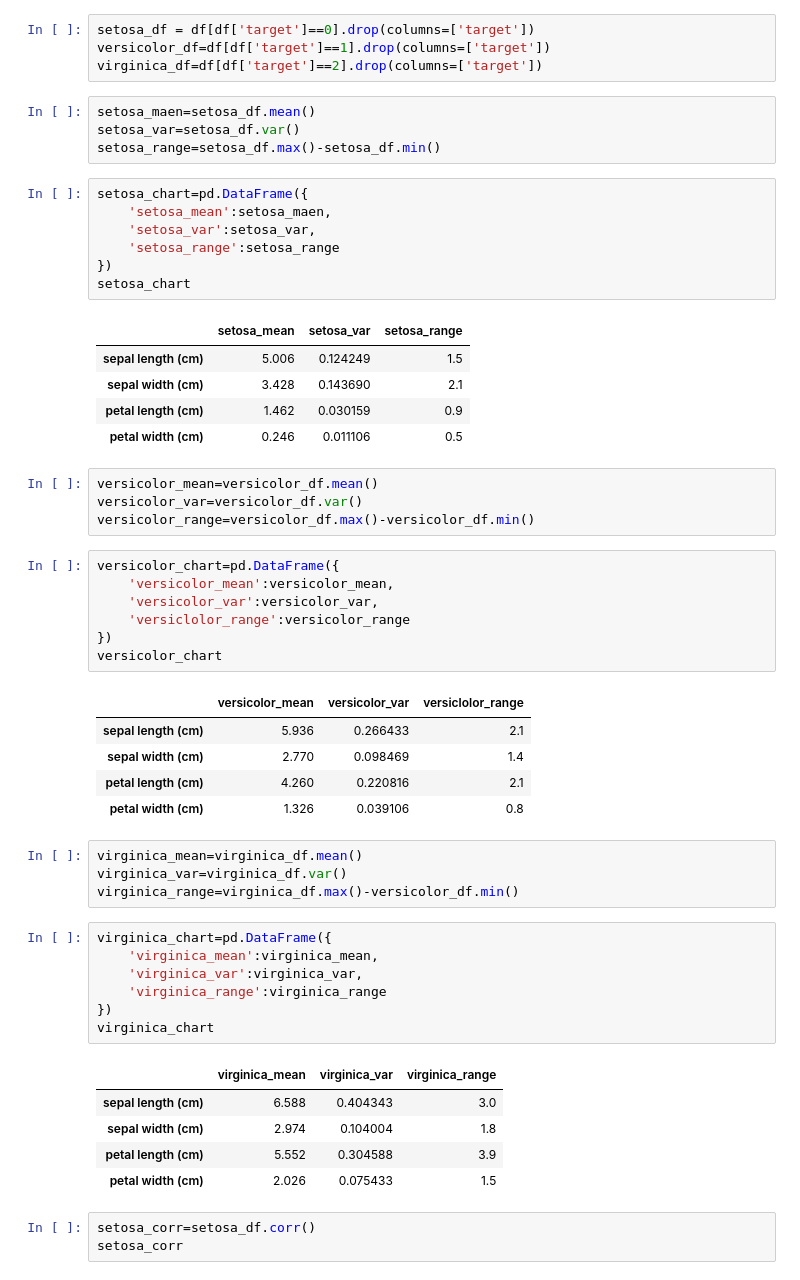
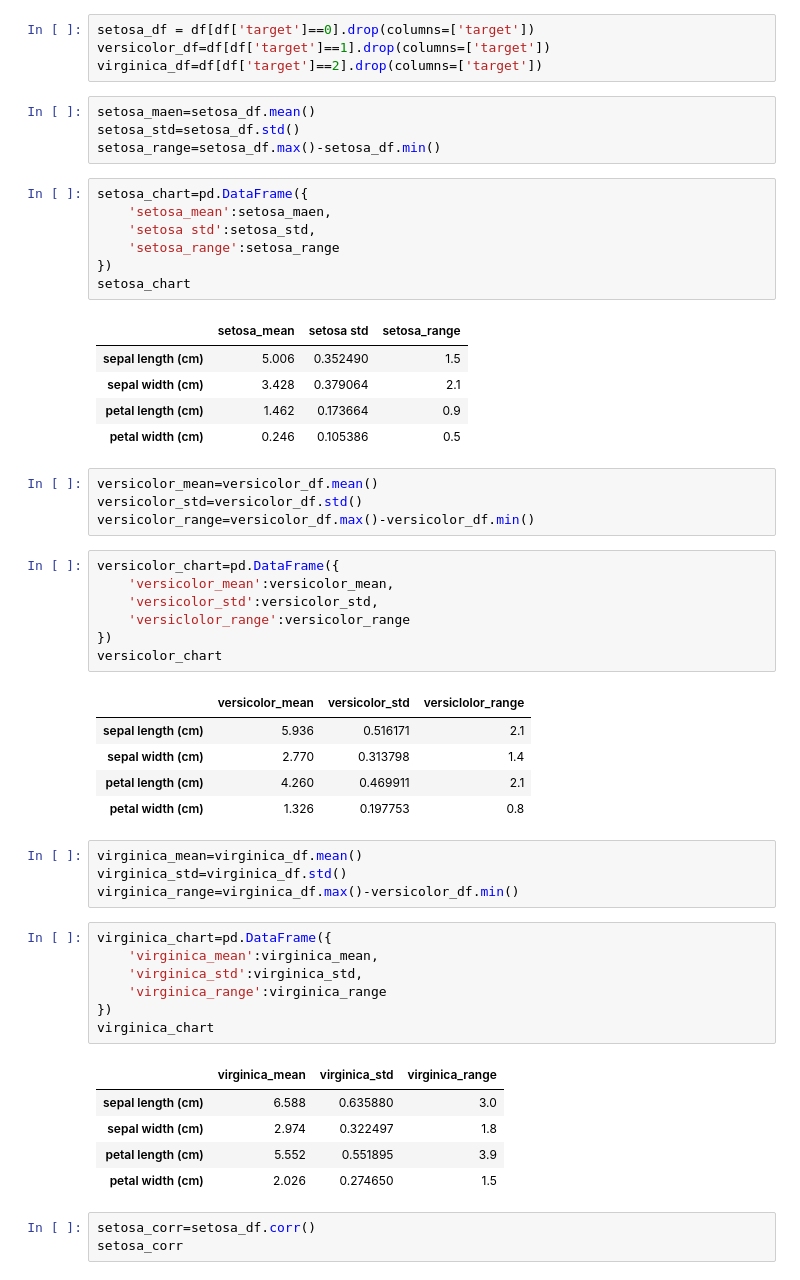
Before and after one commit to fashokouhi/HW_05_SHOKOUHI, a Jupyter notebook: HW_05_SHOKOUHI_Q4.ipynb, the cells around one changed output. Cells and saved outputs as stored; diff of their text form.

```diff
--- a/HW_05_SHOKOUHI_Q4.ipynb
+++ b/HW_05_SHOKOUHI_Q4.ipynb
@@ -26,55 +26,55 @@ versicolor_df=df[df['target']==1].drop(columns=['target'])
 virginica_df=df[df['target']==2].drop(columns=['target'])
 # %%
 setosa_maen=setosa_df.mean()
-setosa_var=setosa_df.var()
+setosa_std=setosa_df.std()
 setosa_range=setosa_df.max()-setosa_df.min()
 # %%
 setosa_chart=pd.DataFrame({
     'setosa_mean':setosa_maen,
-    'setosa_var':setosa_var,
+    'setosa std':setosa_std,
     'setosa_range':setosa_range
 })
 setosa_chart
 # %% [output]
-|  | setosa_mean | setosa_var | setosa_range |
-| sepal length (cm) | 5.006 | 0.124249 | 1.5 |
-| sepal width (cm) | 3.428 | 0.143690 | 2.1 |
-| petal length (cm) | 1.462 | 0.030159 | 0.9 |
-| petal width (cm) | 0.246 | 0.011106 | 0.5 |
+|  | setosa_mean | setosa std | setosa_range |
+| sepal length (cm) | 5.006 | 0.352490 | 1.5 |
+| sepal width (cm) | 3.428 | 0.379064 | 2.1 |
+| petal length (cm) | 1.462 | 0.173664 | 0.9 |
+| petal width (cm) | 0.246 | 0.105386 | 0.5 |
 # %%
 versicolor_mean=versicolor_df.mean()
-versicolor_var=versicolor_df.var()
+versicolor_std=versicolor_df.std()
 versicolor_range=versicolor_df.max()-versicolor_df.min()
 # %%
 versicolor_chart=pd.DataFrame({
     'versicolor_mean':versicolor_mean,
-    'versicolor_var':versicolor_var,
+    'versicolor_std':versicolor_std,
     'versiclolor_range':versicolor_range
 })
 versicolor_chart
 # %% [output]
-|  | versicolor_mean | versicolor_var | versiclolor_range |
-| sepal length (cm) | 5.936 | 0.266433 | 2.1 |
-| sepal width (cm) | 2.770 | 0.098469 | 1.4 |
-| petal length (cm) | 4.260 | 0.220816 | 2.1 |
-| petal width (cm) | 1.326 | 0.039106 | 0.8 |
+|  | versicolor_mean | versicolor_std | versiclolor_range |
+| sepal length (cm) | 5.936 | 0.516171 | 2.1 |
+| sepal width (cm) | 2.770 | 0.313798 | 1.4 |
+| petal length (cm) | 4.260 | 0.469911 | 2.1 |
+| petal width (cm) | 1.326 | 0.197753 | 0.8 |
 # %%
 virginica_mean=virginica_df.mean()
-virginica_var=virginica_df.var()
+virginica_std=virginica_df.std()
 virginica_range=virginica_df.max()-versicolor_df.min()
 # %%
 virginica_chart=pd.DataFrame({
     'virginica_mean':virginica_mean,
-    'virginica_var':virginica_var,
+    'virginica_std':virginica_std,
     'virginica_range':virginica_range
 })
 virginica_chart
 # %% [output]
-|  | virginica_mean | virginica_var | virginica_range |
-| sepal length (cm) | 6.588 | 0.404343 | 3.0 |
-| sepal width (cm) | 2.974 | 0.104004 | 1.8 |
-| petal length (cm) | 5.552 | 0.304588 | 3.9 |
-| petal width (cm) | 2.026 | 0.075433 | 1.5 |
+|  | virginica_mean | virginica_std | virginica_range |
+| sepal length (cm) | 6.588 | 0.635880 | 3.0 |
+| sepal width (cm) | 2.974 | 0.322497 | 1.8 |
+| petal length (cm) | 5.552 | 0.551895 | 3.9 |
+| petal width (cm) | 2.026 | 0.274650 | 1.5 |
 # %%
 setosa_corr=setosa_df.corr()
 setosa_corr
```
Also changed, not shown: parts of 1 cell of this notebook.
